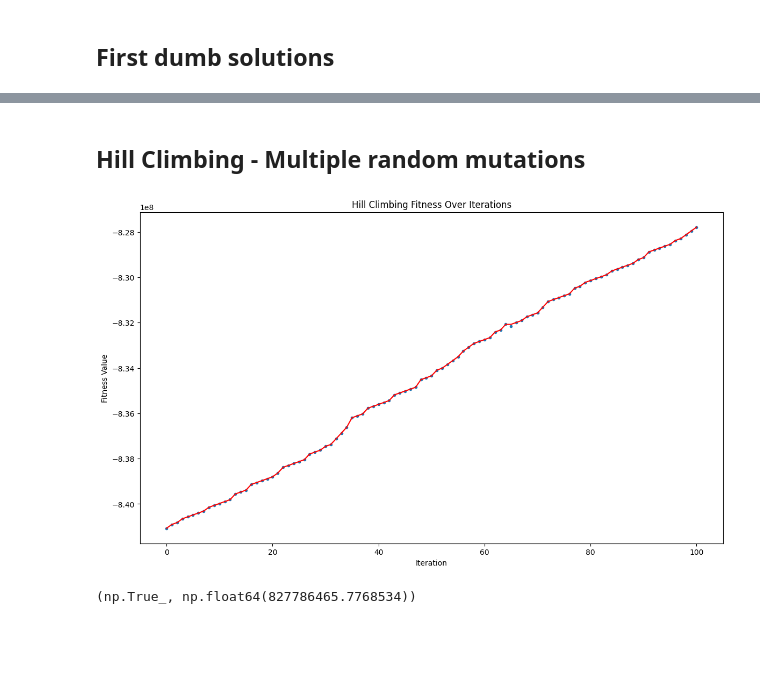
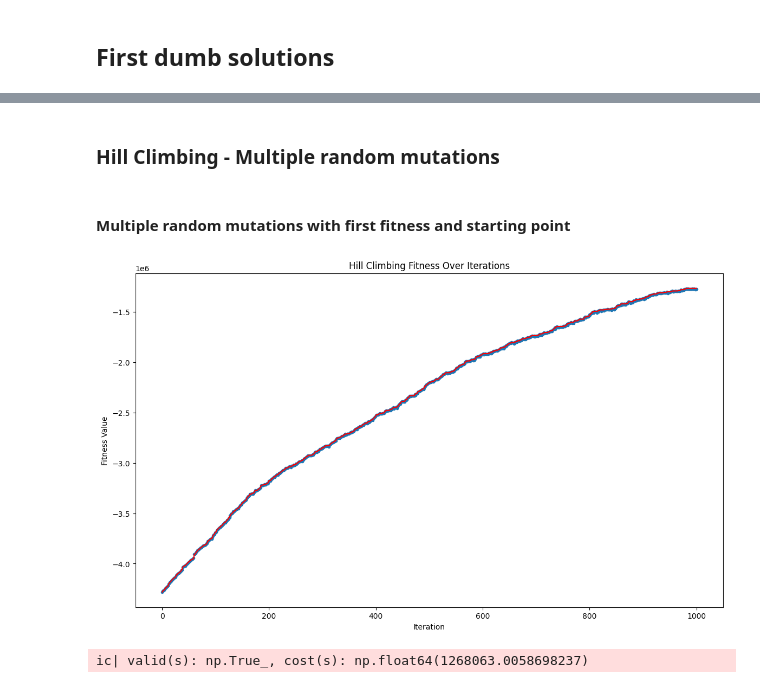
Before and after one commit to LeoneFabio/CI2024_lab1, a Jupyter notebook: set-cover.ipynb, the cells around one changed output, grey strips where cells are left out. Cells and saved outputs as stored; diff of their text form; code cells hidden in the pictures; blank space fills up the shorter version.

Commit message:
Added other starting point and fitness functions, arranged code, started to take note on README

```diff
--- a/set-cover.ipynb
+++ b/set-cover.ipynb
@@ -62,23 +106,0 @@ valid(solution), cost(solution)
-# %%
-# First simple tweak: add/remove a random set
-# SINGLE MUTATION
-def tweak_1(solution):
-    """Tweaks a solution by adding/removing a random set"""
-    new_solution = solution.copy()
-    index = rng.integers(NUM_SETS)
-    new_solution[index] = not new_solution[index]
-    return new_solution
-
-# Fitness function that returns a tuple of (validity, cost)
-def fitness(solution):
-    """Returns the fitness of a solution"""
-    return (valid(solution), -cost(solution))
-
-# Starting point: all sets taken
-def starting_point():
-    return rng.random(NUM_SETS) < 1
-
-# Define a fixed number of steps as a stopping criterion
-def stopping_criterion():
-    NUM_STEPS = 100
-    return range(NUM_STEPS)
@@ -85,8 +109,6 @@ def stopping_criterion():
 # %%
-
-
 # A simple hill-climbing algorithm
-def hill_climbing(tweak):
+def hill_climbing(tweak, fitness, starting_point):
     solution = starting_point()
     history = [fitness(solution)]
     for _ in stopping_criterion():
@@ -95,11 +117,3 @@ def hill_climbing(tweak):
         if fitness(new_solution) > fitness(solution):
             solution = new_solution
     return solution, history
-
-
-s, history = hill_climbing(tweak_1)
-
-fitness_values = [c for _, c in history]
-fitness_plot(fitness_values)
-
-valid(s), cost(s)
@@ -109,2 +144,2 @@ valid(s), cost(s)
 # %% [markdown]
-## Hill Climbing - Multiple random mutations
+### Hill Climbing - Multiple random mutations
@@ -121,10 +146,13 @@ def tweak_2(solution):
+# %% [markdown]
+#### Multiple random mutations with first fitness and starting point
 # %%
-s, history = hill_climbing(tweak_2)
+s, history = hill_climbing(tweak_2, fitness_1, starting_point_1)
 
-fitness_values = [c for _, c in history]
+fitness_values = [second_fitness_criterion for first_fitness_criterion, second_fitness_criterion in history]
 fitness_plot(fitness_values)
 
-valid(s), cost(s)
+ic(valid(s), cost(s))
+None
 # %% [output]
-[figure, old version]
+[figure, new version]
-(np.True_, np.float64(827786465.7768534))
+ic| valid(s): np.True_, cost(s): np.float64(1268063.0058698237)
```
Also changed, not shown: parts of 21 cells of this notebook, 1 other file.
